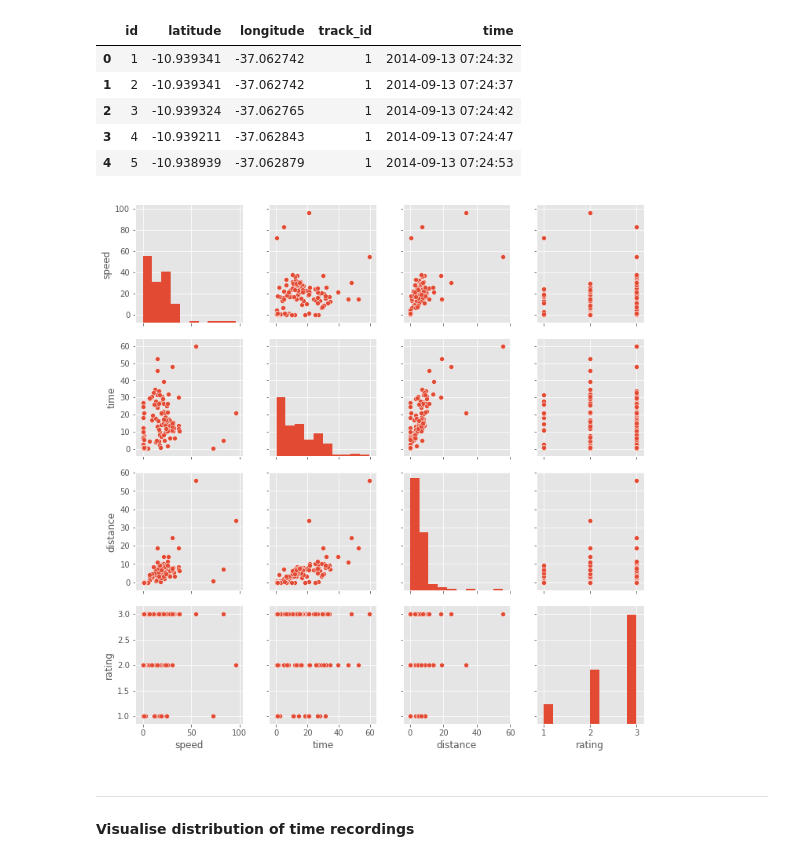
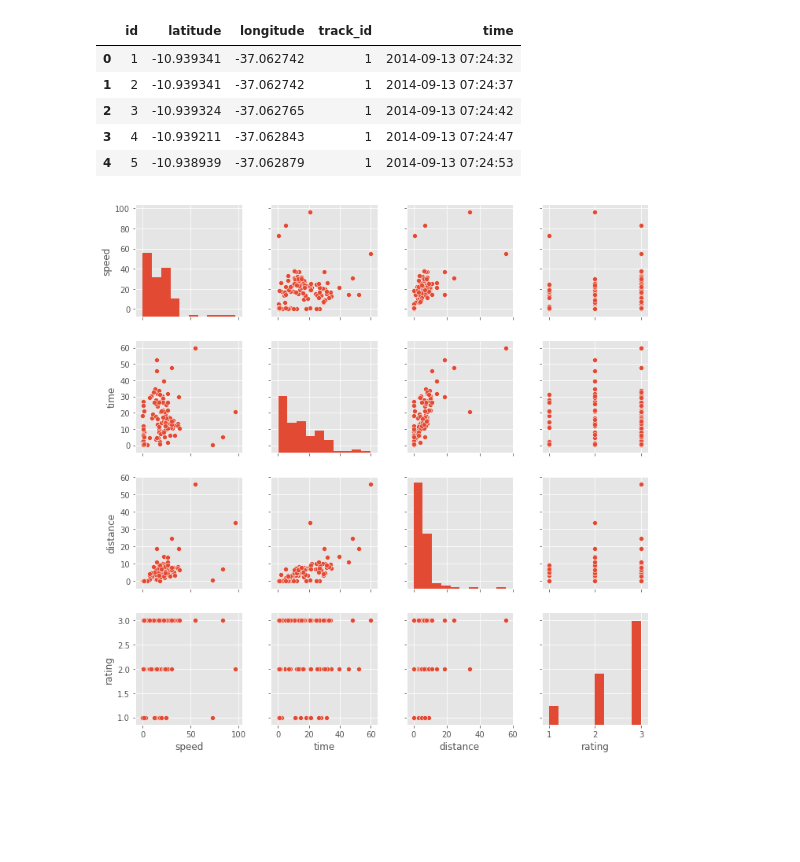
Before and after one commit to MoBran/bi2_project, a Jupyter notebook: src/model_building.ipynb, the cells around one changed output. Drawn from its saved outputs; the diff is of its cells as text; code cells hidden in the pictures; blank space fills up the shorter version.

```diff
--- a/src/model_building.ipynb
+++ b/src/model_building.ipynb
@@ -71,9 +97,8 @@ Number of data records:  14206
 # %%
 tracks_cor = tracks[['speed','time','distance','rating']]
 
-sns.pairplot(tracks_cor);
+sns.pairplot(tracks_cor)
+plt.tight_layout()
+plt.show();
 # %% [output]
-[figure, old version]
+[figure, new version]
-# %% [markdown]
-----
-**Visualise distribution of time recordings**
```
Also changed, not shown: parts of 21 cells of this notebook, 1 other file.
